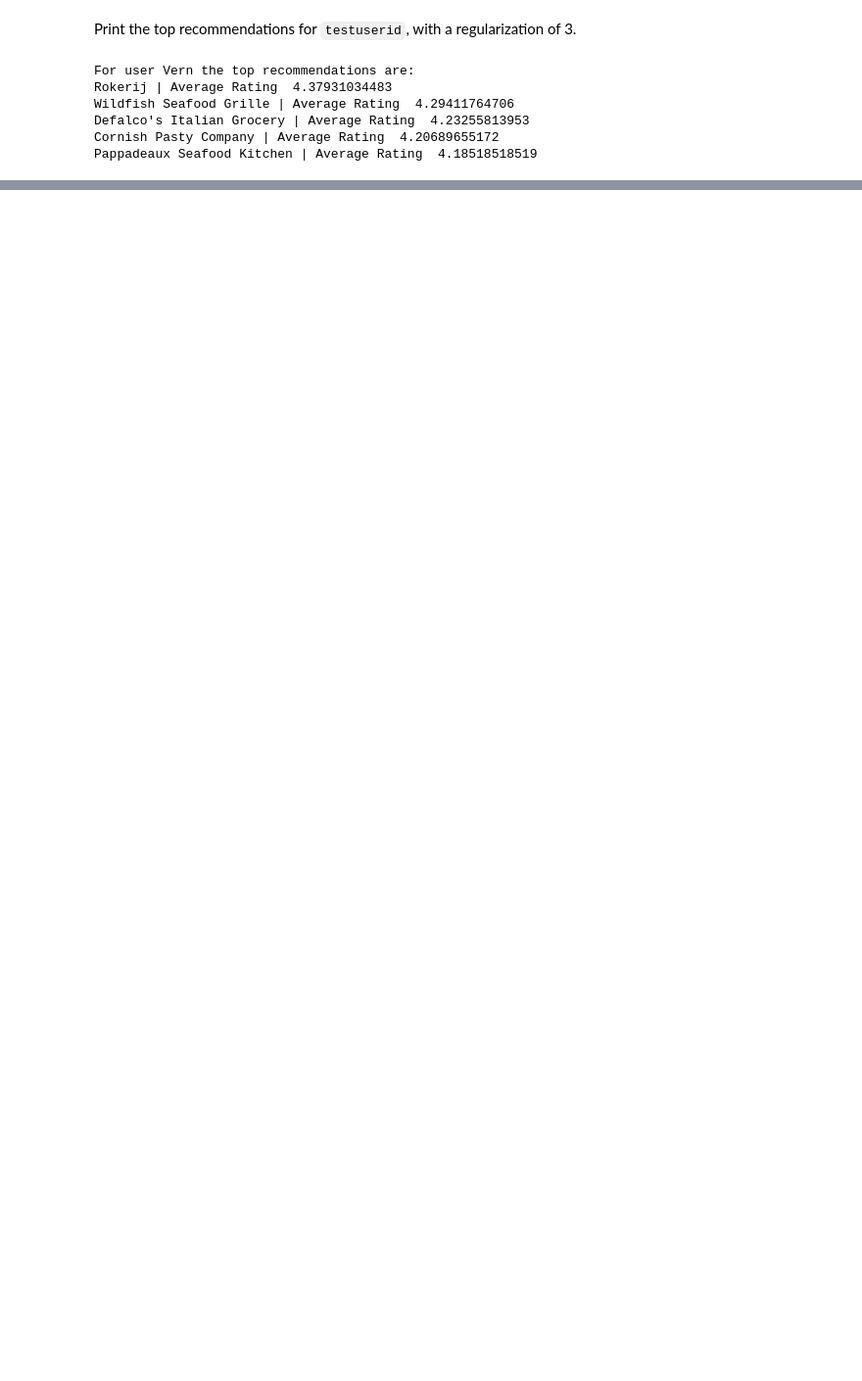
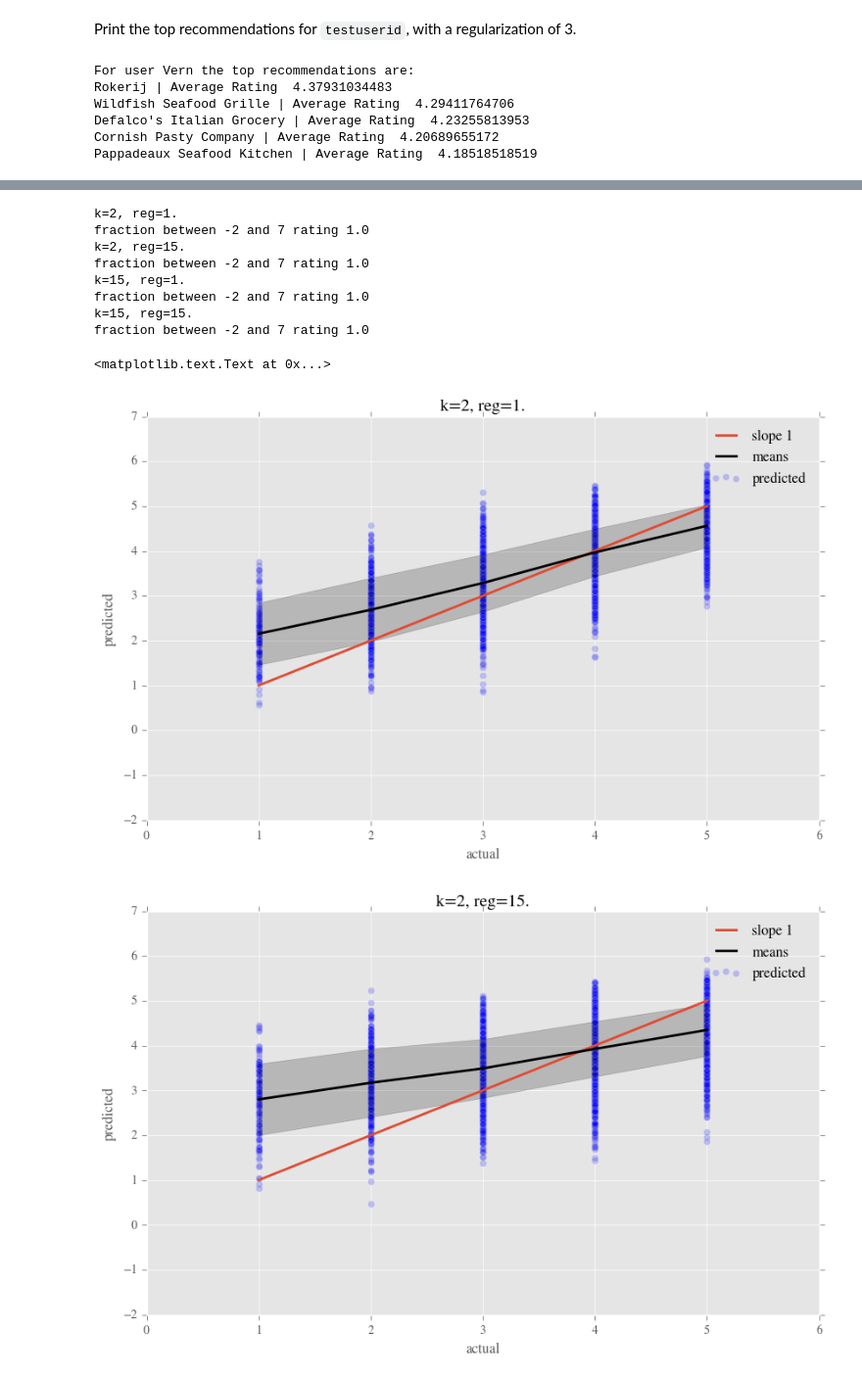
Before and after one commit to yinghsienwu/RestaurantsRecommender, a Jupyter notebook: Restaurant_recommendation_system.ipynb, the cells around one changed output, grey strips where cells are left out. Shown at 98% size. Drawn from its saved outputs; the diff is of its cells as text; code cells hidden in the pictures; blank space fills up the shorter version.

Commit message:
feat: positive similarity

```diff
--- a/Restaurant_recommendation_system.ipynb
+++ b/Restaurant_recommendation_system.ipynb
@@ -436,6 +436,7 @@ def Get_User_Top_Choices(userid, df, numchoices=5):
 testuserid="7cR92zkDv4W3kqzii6axvg"
 print "For user", User_From_Id(smalldf,testuserid), "top choices are:"
 bizs=Get_User_Top_Choices(testuserid,smalldf)['business_id'].values
-[Restaurant_From_Id(smalldf, biz_id) for biz_id in bizs]
+for biz_id in bizs:
+    print Restaurant_From_Id(smalldf, biz_id)
 # %% [output]
 For user Vern top choices are:
@@ -524,0 +832,11 @@ Pappadeaux Seafood Kitchen | Average Rating  4.18518518519
+# %%
+def Make_Results_Plot_Positive(df,k,reg):
+    uid=smalldf.user_id.values
+    bid=smalldf.business_id.values
+    actual=smalldf.stars.values
+    predicted=np.zeros(len(actual))
+    counter=0
+    for user_id, biz_id in zip(uid,bid):
+        predicted[counter]=Rating_Positive(smalldf, db, biz_id, user_id, k=k, reg=reg)
+        counter=counter+1
+    Compare_Results(actual, predicted, ylow=-2, yhigh=7)
@@ -524,0 +845,28 @@ Pappadeaux Seafood Kitchen | Average Rating  4.18518518519
+# %%
+print "k=2, reg=1."
+Make_Results_Plot_Positive(smalldf, 2, 1.)
+plt.title("k=2, reg=1.")
+
+print "k=2, reg=15."
+Make_Results_Plot_Positive(smalldf, 2, 15.)
+plt.title("k=2, reg=15.")
+
+print "k=15, reg=1."
+Make_Results_Plot_Positive(smalldf, 15, 1.)
+plt.title("k=15, reg=1.")
+
+print "k=15, reg=15."
+Make_Results_Plot_Positive(smalldf, 15, 15.)
+plt.title("k=15, reg=15.")
+# %% [output]
+k=2, reg=1.
+fraction between -2 and 7 rating 1.0
+k=2, reg=15.
+fraction between -2 and 7 rating 1.0
+k=15, reg=1.
+fraction between -2 and 7 rating 1.0
+k=15, reg=15.
+fraction between -2 and 7 rating 1.0
+<matplotlib.text.Text at 0x...>
+[figure, added]
+[figure, added]
```
Also changed, not shown: parts of 21 cells of this notebook.
